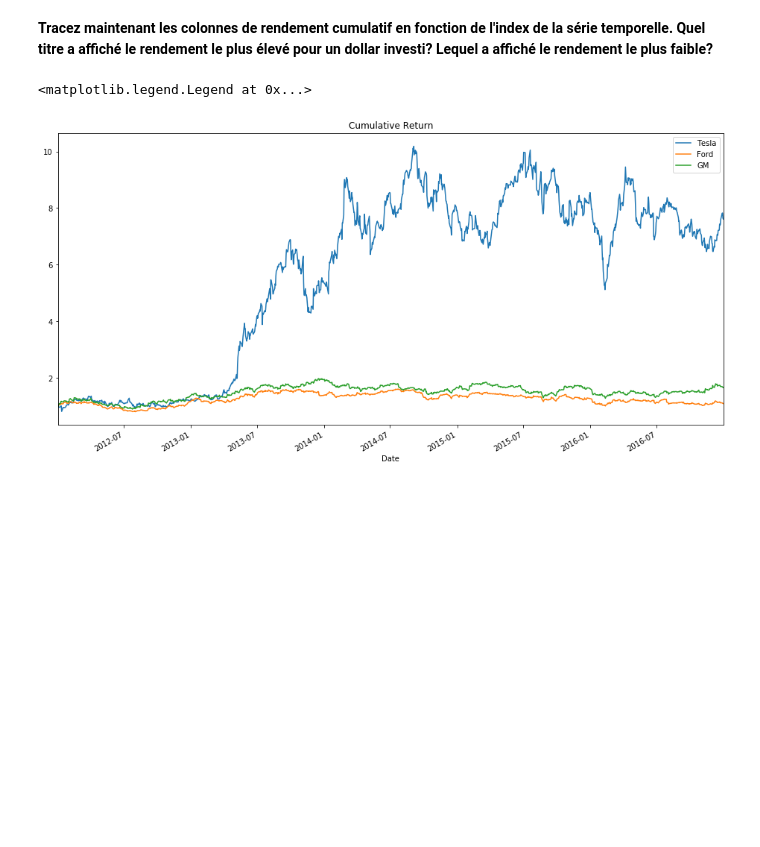
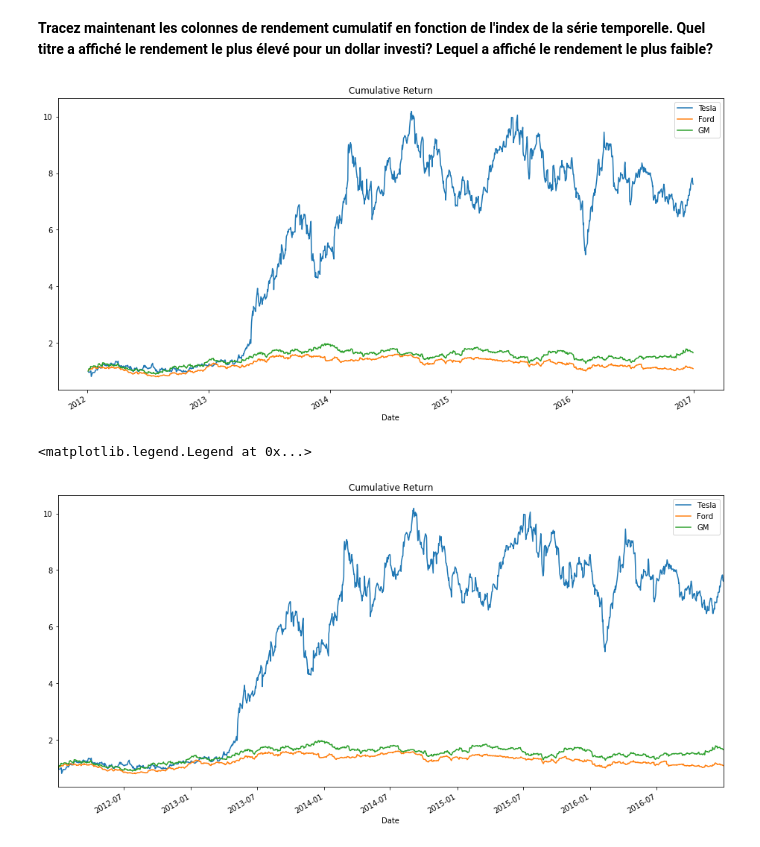
Before and after one commit to AdnenMess/Financial_Analysis, a Jupyter notebook: 07-Stock_Market_Analysis/Projet Analyse Boursière.ipynb, the cells around one changed output. Drawn from its saved outputs; the diff is of its cells as text; code cells hidden in the pictures; blank space fills up the shorter version.

```diff
--- a/07-Stock_Market_Analysis/Projet Analyse Boursière.ipynb
+++ b/07-Stock_Market_Analysis/Projet Analyse Boursière.ipynb
@@ -482,3 +491,6 @@ Ici, nous pouvons voir que nous ne faisons que multiplier notre investissement p
     df[daily_cumulative_return] = (1 + df[pct_daily_return]).cumprod()
 # %% [markdown]
 **Créez une colonne de rendement quotidien cumulatif (cumulative daily return) pour le dataframe de chaque société automobile.**
+# %%
+tesla['Cumulative Return'] = (1+tesla['returns']).cumprod()
+tesla.head()
@@ -491,8 +511,19 @@ Ici, nous pouvons voir que nous ne faisons que multiplier notre investissement p
 | 2012-01-05 | 27.930000 | 26.850000 | 27.760000 | 27.120001 | 1005500 | 27.120001 | 2.791268e+07 | -0.021292 | 0.965812 |
 | 2012-01-06 | 27.790001 | 26.410000 | 27.200001 | 26.910000 | 986300 | 26.910000 | 2.682736e+07 | -0.007743 | 0.958333 |
 | 2012-01-09 | 27.490000 | 26.120001 | 27.000000 | 27.250000 | 897000 | 27.250000 | 2.421900e+07 | 0.012635 | 0.970442 |
+# %%
+gm_web['Cumulative Return'] = (1+gm_web['returns']).cumprod()
+ford_web['Cumulative Return'] = (1+ford_web['returns']).cumprod()
 # %% [markdown]
 **Tracez maintenant les colonnes de rendement cumulatif en fonction de l'index de la série temporelle. Quel titre a affiché le rendement le plus élevé pour un dollar investi? Lequel a affiché le rendement le plus faible?**
+# %%
+tesla['Cumulative Return'].plot(figsize=(16,8),title='Cumulative Return',label='Tesla')
+ford_web['Cumulative Return'].plot(label='Ford')
+gm_web['Cumulative Return'].plot(label='GM')
+plt.legend()
+plt.show();
+# %% [output]
+[figure, added]
 # %%
 # %% [output]
 <matplotlib.legend.Legend at 0x...>
```
Also changed, not shown: parts of 7 cells of this notebook.
